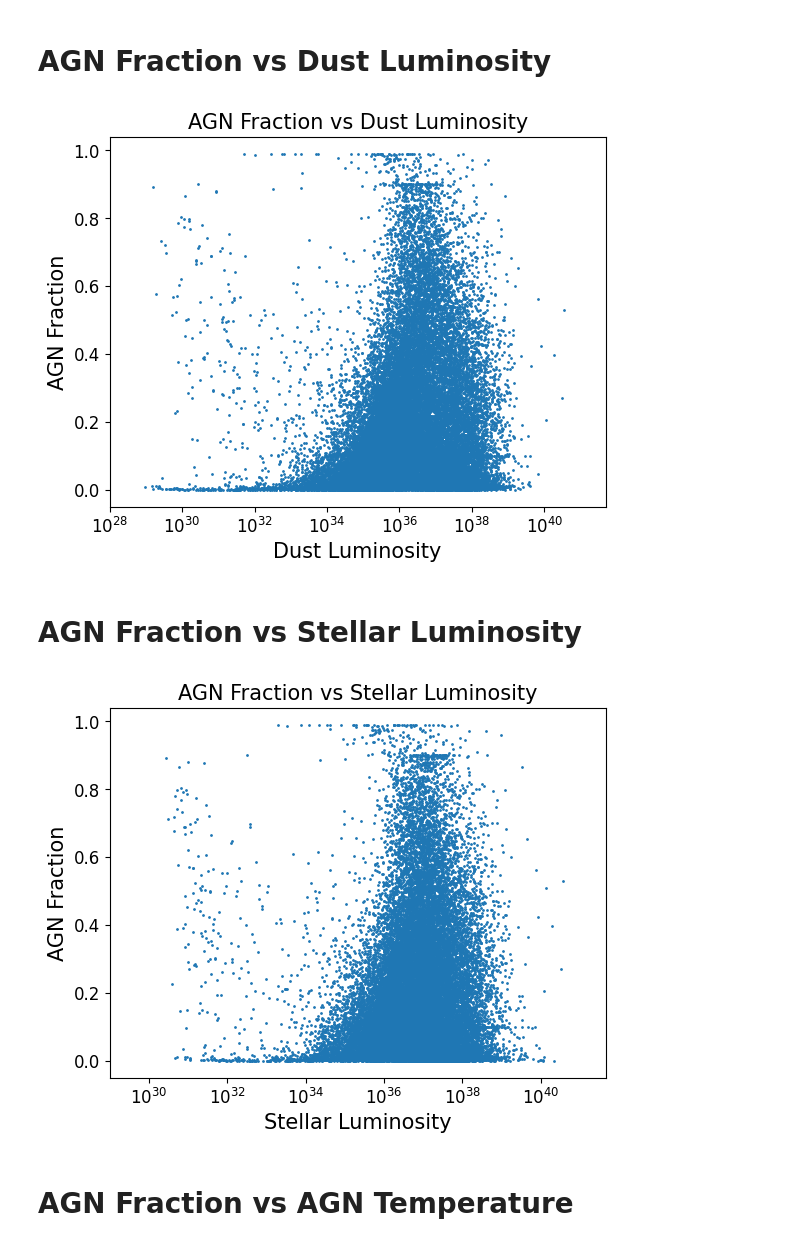
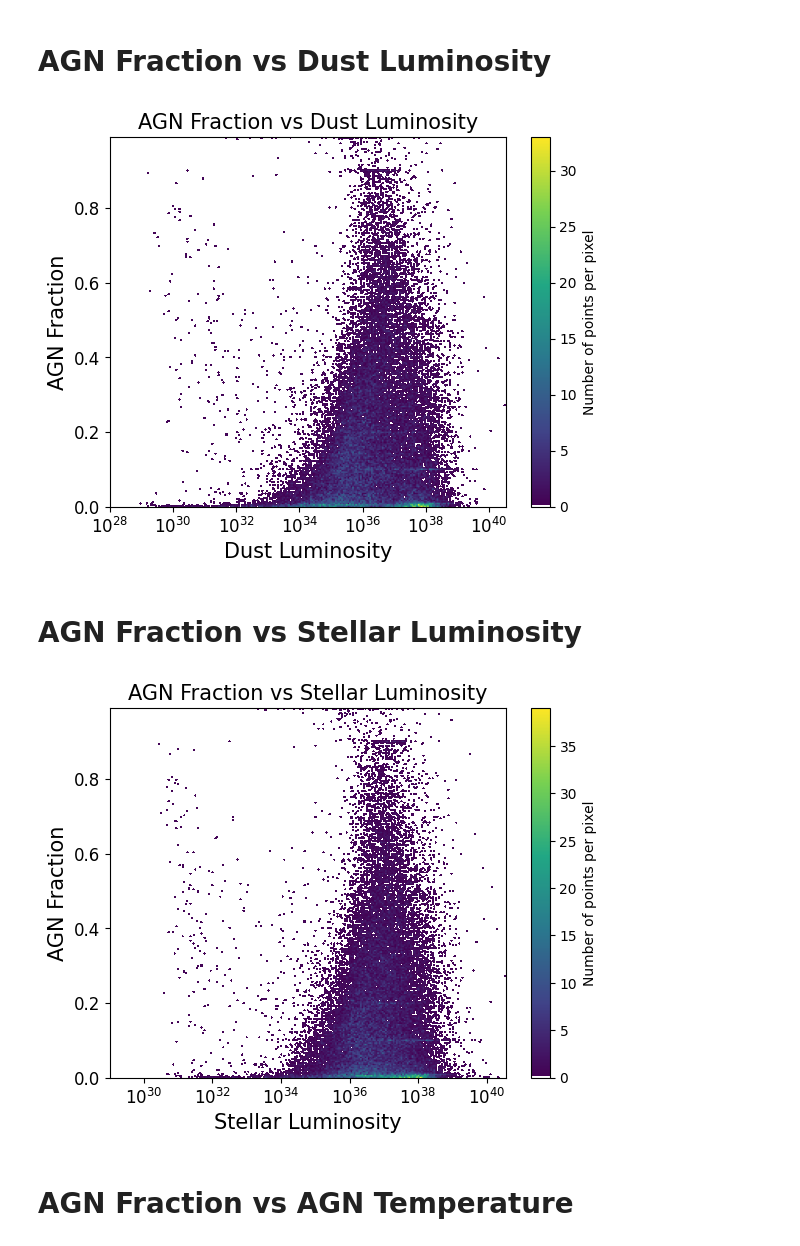
Before and after one commit to daniel-lyon/MPhil-Code, a Jupyter notebook: scaling_plots.ipynb, the cells around one changed output. Saved outputs shown, nothing was run; the diff lists cells and outputs as text; code cells hidden in the pictures.

```diff
--- a/scaling_plots.ipynb
+++ b/scaling_plots.ipynb
@@ -133,20 +138,22 @@ plt.show()
 # %%
 # Get AGN Fraction and Dust Luminosity
 AGN_frac = df['bayes.agn.fracAGN']
 dust_lum = df['bayes.dust.luminosity']
 
 # Plot AGN Fraction vs Dust Luminosity
-plt.scatter(dust_lum, AGN_frac, s=1)
+# plt.scatter(dust_lum, AGN_frac, s=1)
+fig = plt.figure()
+scatter_colour_density(fig, dust_lum, AGN_frac)
 plt.title('AGN Fraction vs Dust Luminosity', fontsize=15)
 plt.ylabel('AGN Fraction', fontsize=15)
 plt.xlabel('Dust Luminosity', fontsize=15)
 plt.yticks(fontsize=12)
 plt.xticks(fontsize=12)
 plt.xscale('log')
 plt.xlim(left=1e28)
 plt.show()
 # %% [output]
-[figure, old version]
+[figure, new version]
 # %% [markdown]
 # AGN Fraction vs Stellar Luminosity
 # %%
@@ -155,7 +162,9 @@ AGN_frac = df['bayes.agn.fracAGN']
 stellar_lum = df['bayes.stellar.lum']
 
 # Plot AGN Fraction vs Stellar Luminosity
-plt.scatter(stellar_lum, AGN_frac, s=1)
+# plt.scatter(stellar_lum, AGN_frac, s=1)
+fig = plt.figure()
+scatter_colour_density(fig, stellar_lum, AGN_frac)
 plt.title('AGN Fraction vs Stellar Luminosity', fontsize=15)
 plt.ylabel('AGN Fraction', fontsize=15)
 plt.xlabel('Stellar Luminosity', fontsize=15)
@@ -165,7 +174,7 @@ plt.xscale('log')
 plt.xlim(left=1e29)
 plt.show()
 # %% [output]
-[figure, old version]
+[figure, new version]
 # %% [markdown]
 # AGN Fraction vs AGN Temperature
 # %%
```
Also changed, not shown: parts of 5 cells of this notebook.
